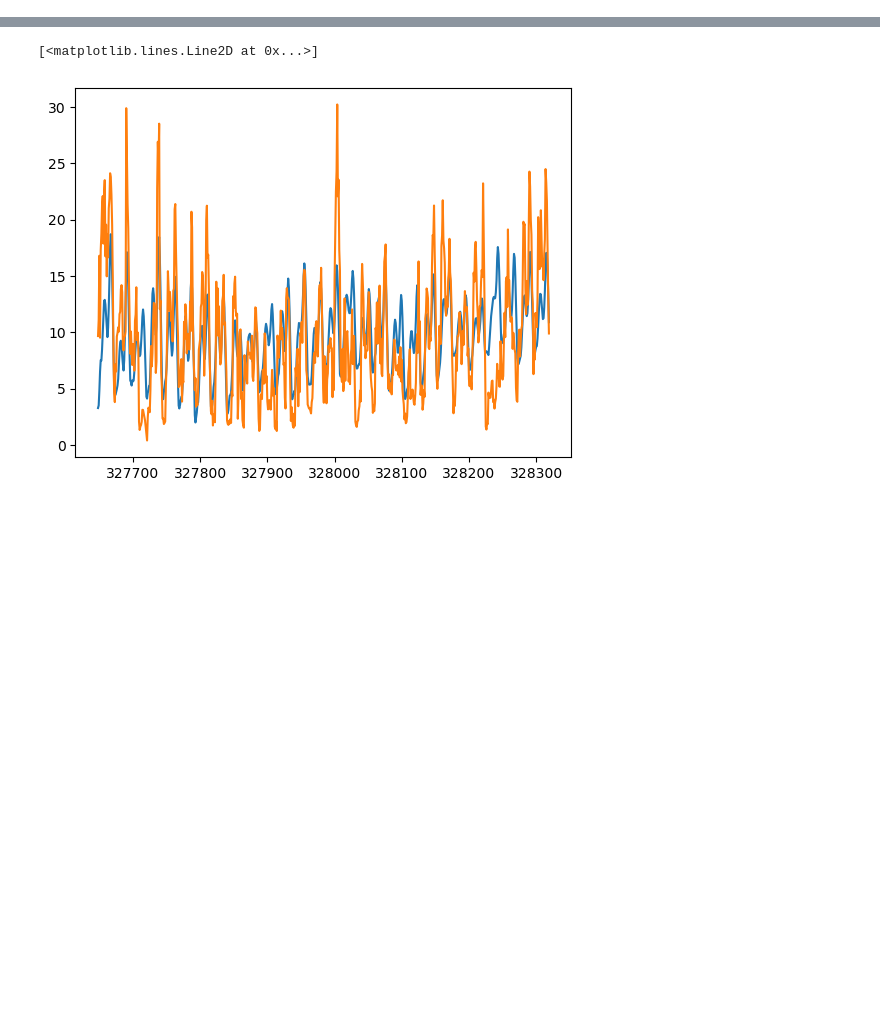
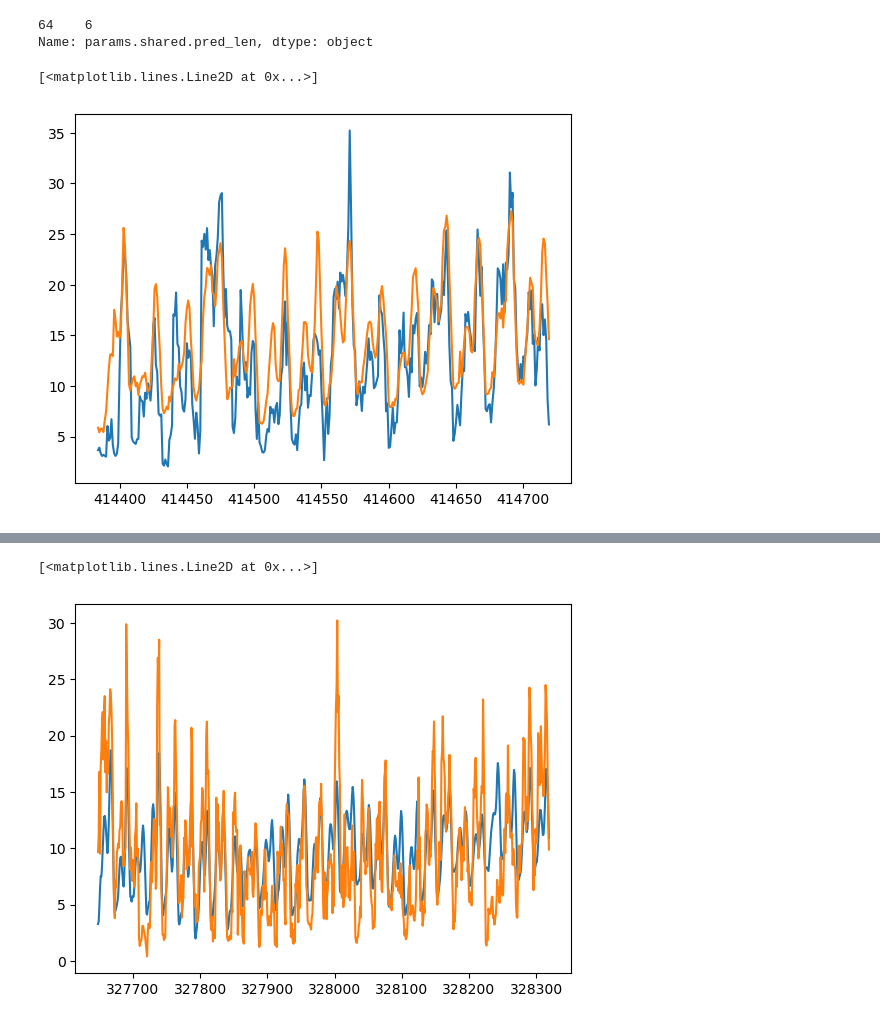
Before and after one commit to yazidhannachi/DLAM-Group6, a Jupyter notebook: submission_template/analysis.ipynb, the cells around one changed output, grey strips where cells are left out. Drawn from its saved outputs; the diff is of its cells as text; code cells hidden in the pictures; blank space fills up the shorter version.

```diff
--- a/submission_template/analysis.ipynb
+++ b/submission_template/analysis.ipynb
@@ -42,0 +44,11 @@ summary_table[["tags.mlflow.runName","params.model.model_kwargs.seq_len", "param
+# %%
+summary_table.loc[summary_table["run_id"]=="df834903da2748e9843d3f9237c0f90c","params.shared.pred_len"]
+# %% [output]
+64    6
+Name: params.shared.pred_len, dtype: object
+# %%
+plt.plot(example_preds["target_actual"].tail(336))
+plt.plot(example_preds["target_pred"].tail(336))
+# %% [output]
+[<matplotlib.lines.Line2D at 0x...>]
+[figure, added]
```
Also changed, not shown: parts of 114 cells of this notebook.
